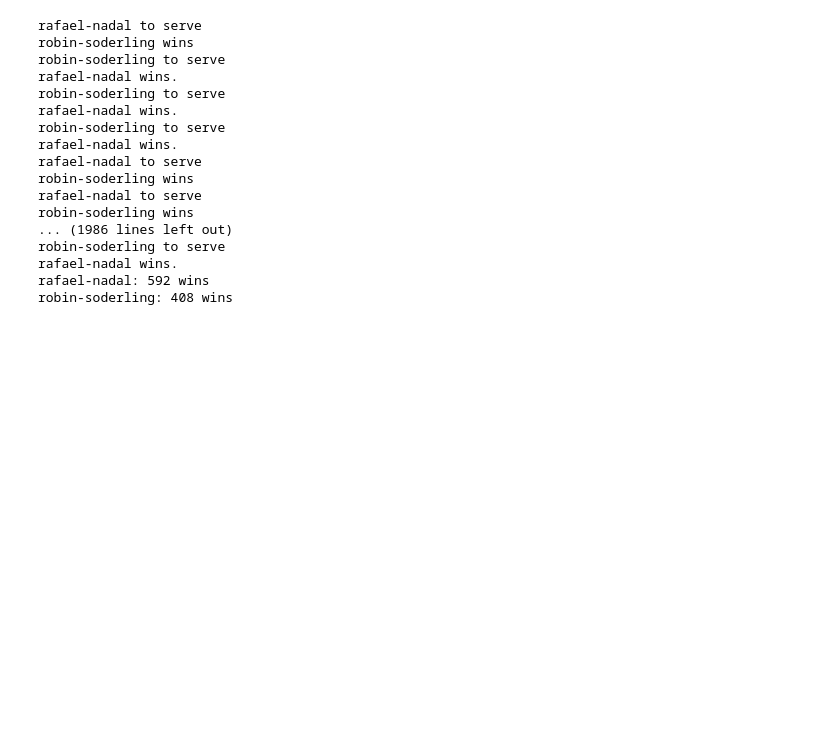
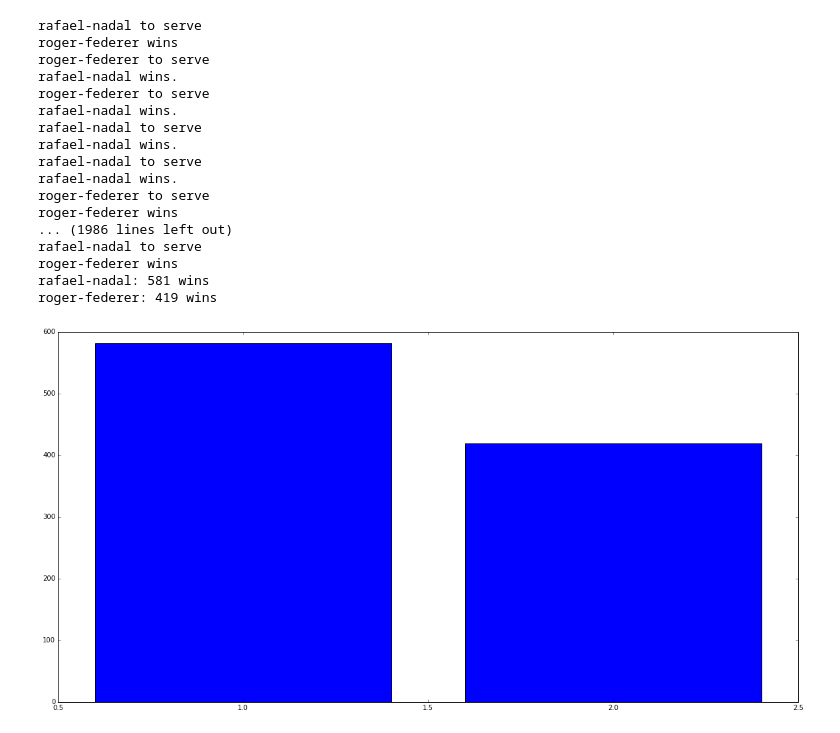
Before and after one commit to dionhagan/atp-smash-final-project, a Jupyter notebook: Point by Point Simulator (n matches with tiebreakers).ipynb, the cells around one changed output. Drawn from its saved outputs; the diff is of its cells as text; code cells hidden in the pictures; blank space fills up the shorter version.

```diff
--- a/Point by Point Simulator (n matches with tiebreakers).ipynb
+++ b/Point by Point Simulator (n matches with tiebreakers).ipynb
@@ -235,22 +235,29 @@ def n_match_simulator(player_1,player_2,year,surface,n):
     print player_1 + ": " + str(wins[0]) + " wins"
     print player_2 + ": " + str(wins[1]) + " wins"
 
-n_match_simulator('rafael-nadal','robin-soderling',2011,'clay',1000)
+n_match_simulator('rafael-nadal','roger-federer',2011,'clay',1000)
 # %% [output]
 rafael-nadal to serve
-robin-soderling wins
-robin-soderling to serve
+roger-federer wins
+roger-federer to serve
 rafael-nadal wins.
-robin-soderling to serve
-rafael-nadal wins.
-robin-soderling to serve
+roger-federer to serve
 rafael-nadal wins.
 rafael-nadal to serve
-robin-soderling wins
+rafael-nadal wins.
 rafael-nadal to serve
-robin-soderling wins
+rafael-nadal wins.
+roger-federer to serve
+roger-federer wins
 ... (1986 lines left out)
-robin-soderling to serve
-rafael-nadal wins.
-rafael-nadal: 592 wins
-robin-soderling: 408 wins
+rafael-nadal to serve
+roger-federer wins
+rafael-nadal: 581 wins
+roger-federer: 419 wins
+# %%
+%matplotlib inline
+plt.figure(figsize=(20,10))
+plt.bar([1,2], wins, align='center')
+plt.show()
+# %% [output]
+[figure, added]
```
Also changed, not shown: 11 other files.
